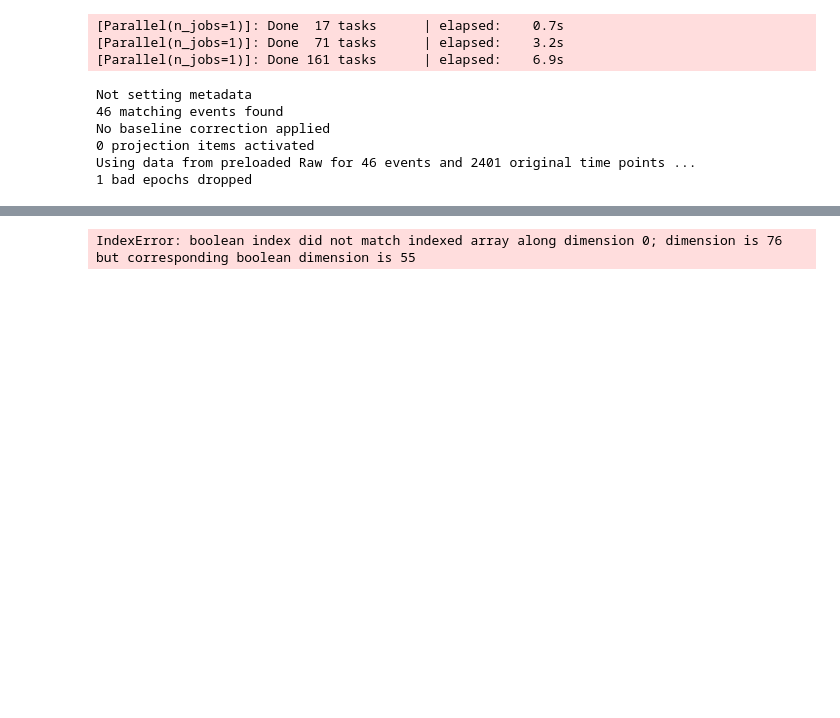
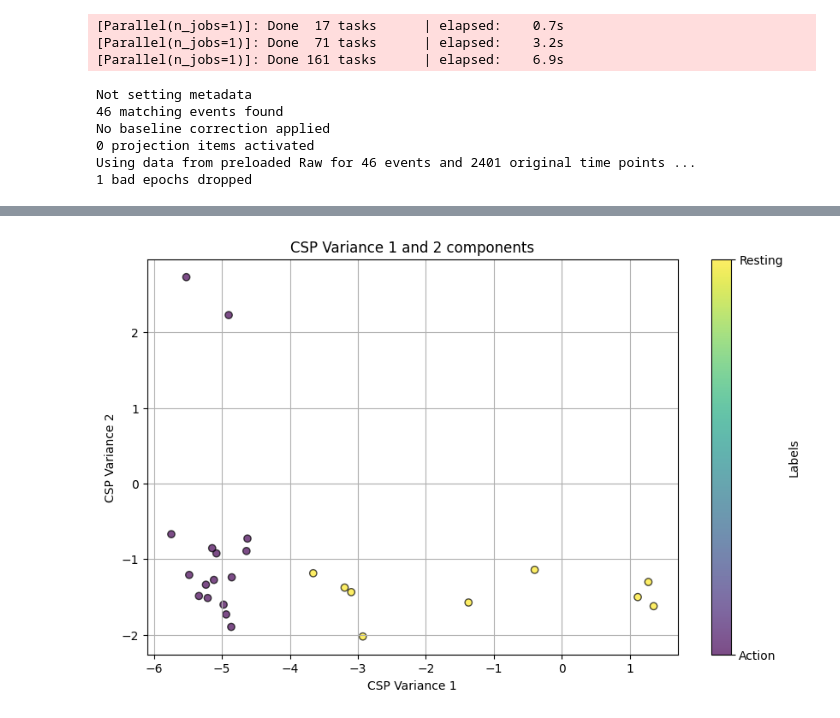
Before and after one commit to MarIniOnz/opm-thesis, a Jupyter notebook: notebooks/data_nott_reading.ipynb, the cells around one changed output, grey strips where cells are left out. Drawn from its saved outputs; the diff is of its cells as text; code cells hidden in the pictures; blank space fills up the shorter version.

```diff
--- a/notebooks/data_nott_reading.ipynb
+++ b/notebooks/data_nott_reading.ipynb
@@ -154,6 +154,24 @@ No baseline correction applied
 0 projection items activated
 Using data from preloaded Raw for 46 events and 2401 original time points ...
 1 bad epochs dropped
+# %%
+import pickle
+DATA_DIR = (
+    r"/Users/martin.iniguez/Desktop/master_thesis/"
+    r"opm-thesis/data/data_nottingham_preprocessed"
+)
+
+RESTING_PATH = DATA_DIR + "/resting_epochs.pkl"
+with open(RESTING_PATH, "rb") as f:
+    resting_epochs = pickle.load(f)
+resting_epochs_freq = resting_epochs["alpha"]
+resting_epochs_freq.info
+info_resting = resting_epochs_freq.info
+
+ref_channels =[]
+for ch in info_resting['chs']:
+    if ch["kind"] == 301:
+      ref_channels.append(ch["ch_name"])
 # %%
 """This script is used to classify the data using CSP and Logistic Regression.
 
@@ -293,5 +318,25 @@ Score: 1.00
-# %%
-from opm_thesis.preprocessing.utils import detect_bad_channels_by_zscore
-detect_bad_channels_by_zscore(id_epochs, "X")
-# %% [output]
-IndexError: boolean index did not match indexed array along dimension 0; dimension is 76 but corresponding boolean dimension is 55
+# %%
+import matplotlib.pyplot as plt
+
+# Extracting CSP variances for channel 1 and 2 for each trial (training data)
+variances_train_ch1 = X_test_csp[:, 0]
+variances_train_ch2 = X_test_csp[:, 1]
+
+plt.figure(figsize=(10, 6))
+
+# Creating a scatter plot with different colors for different labels
+scatter = plt.scatter(variances_train_ch1, variances_train_ch2, c=y_test, cmap='viridis', edgecolor='k', alpha=0.7)
+
+# Adding a color bar to understand which color corresponds to which label
+cbar = plt.colorbar(scatter, ticks=[0,1])
+cbar.set_label('Labels')
+cbar.set_ticks([0, 1])
+cbar.set_ticklabels(['Action', 'Resting'])
+
+plt.xlabel('CSP Variance 1')
+plt.ylabel('CSP Variance 2')
+plt.title('CSP Variance 1 and 2 components')
+plt.grid(True)
+plt.show()
+# %% [output]
+[figure, added]
```
Also changed, not shown: parts of 1 cell of this notebook, 3 other files.
